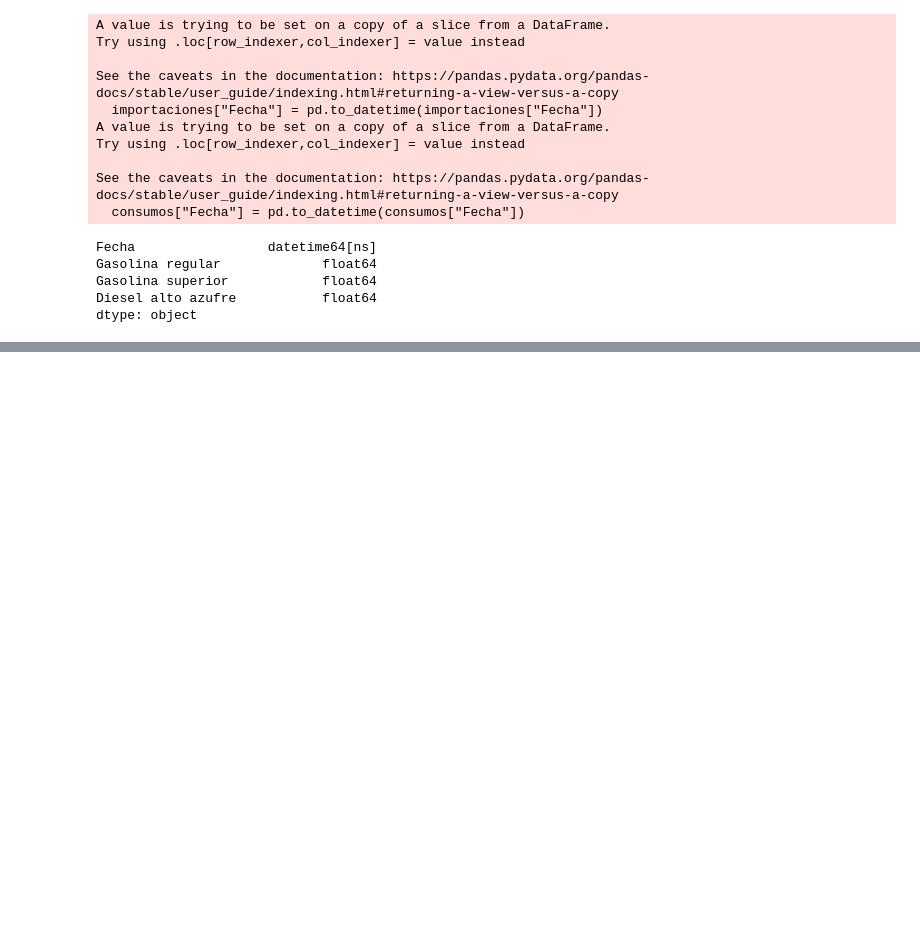
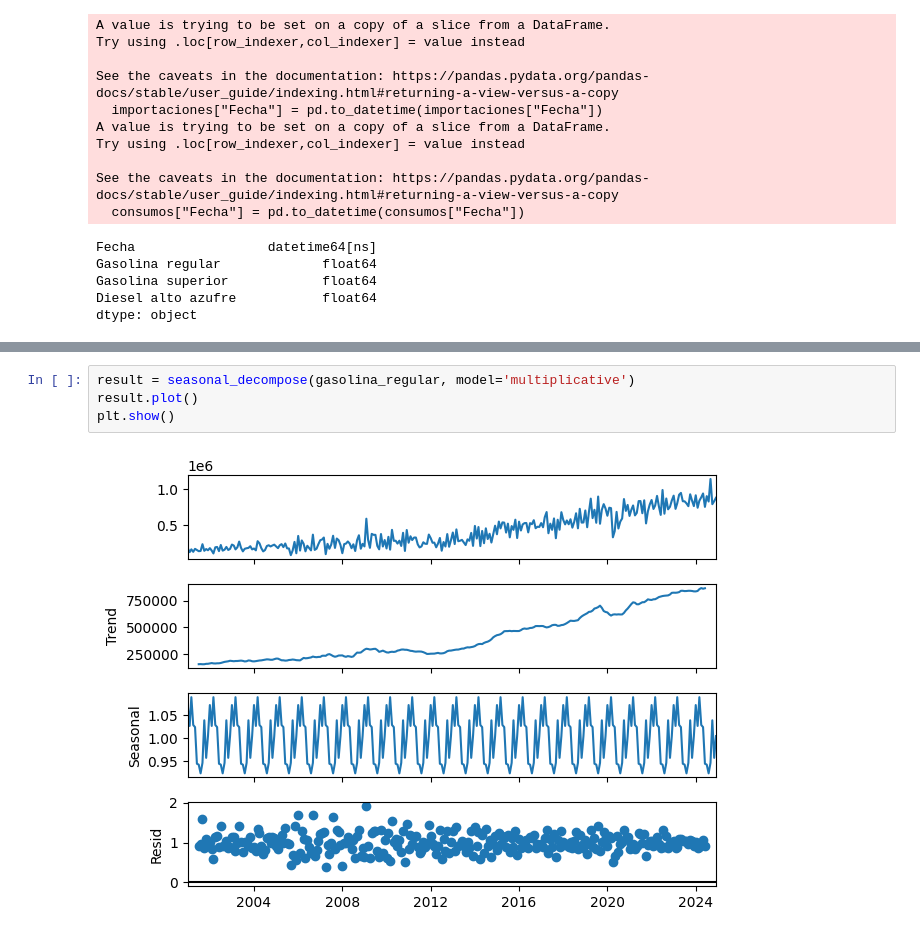
Before and after one commit to Disotoo/DS-Lab-1, a Jupyter notebook: Laboratorio1.ipynb, the cells around one changed output, grey strips where cells are left out. Saved outputs shown, nothing was run; the diff lists cells and outputs as text; blank space fills up the shorter version.

```diff
--- a/Laboratorio1.ipynb
+++ b/Laboratorio1.ipynb
@@ -233,0 +421,6 @@ See the caveats in the documentation: https://pandas.pydata.org/pandas-docs/stab
+# %%
+result = seasonal_decompose(gasolina_regular, model='multiplicative')
+result.plot()
+plt.show()
+# %% [output]
+[figure, added]
```
Also changed, not shown: parts of 67 cells of this notebook.
